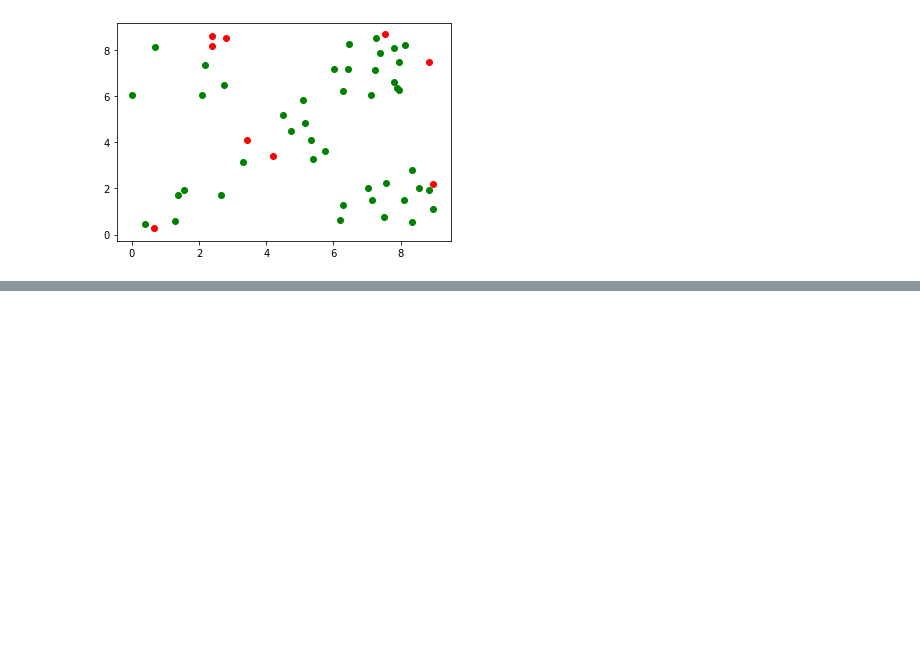
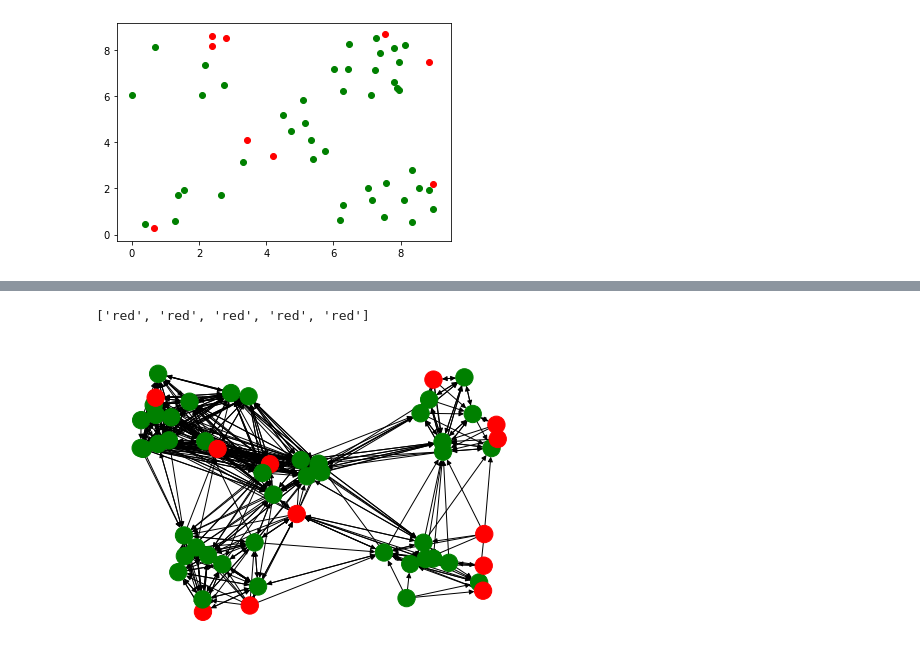
Before and after one commit to rnartallo/randomlygrownnetworks, a Jupyter notebook: initialprojectwork.ipynb, the cells around one changed output, grey strips where cells are left out. Saved outputs shown, nothing was run; the diff lists cells and outputs as text; code cells hidden in the pictures; blank space fills up the shorter version.

```diff
--- a/initialprojectwork.ipynb
+++ b/initialprojectwork.ipynb
@@ -614,0 +668,28 @@ LocProjNetwork = growClusteredRandomLocProjNetwork(1,0.2,[0,9],[0,9],-m.pi,m.pi,
+# %%
+def makeColourHyperGraphLocProj(Network):
+    adj = Network[0]
+    nodeInfo = Network[1]
+    colour_map =[]
+    G = nx.DiGraph()
+    for i in range(0,len(nodeInfo)):
+        G.add_node(i,pos=(nodeInfo[i][0],nodeInfo[i][1]))
+        if nodeInfo[i][2]=="Inter":
+            colour_map.append("green")
+        else:
+            colour_map.append("red")
+        for j in range(0,len(nodeInfo)):
+            if adj[i][j] == 1:
+                G.add_edge(i,j)
+    return([G,colour_map])
+def plotColourGraph(G,colour_map):
+    nx.draw(G,nx.get_node_attributes(G, 'pos'),node_color=colour_map, with_labels=False)
+    plt.show()
+# %%
+print(G[1])
+# %% [output]
+['red', 'red', 'red', 'red', 'red']
+# %%
+G = makeColourHyperGraphLocProj(LocProjNetwork)
+plotColourGraph(G[0],G[1])
+# %% [output]
+[figure, added]
```
Also changed, not shown: parts of 5 cells of this notebook.
